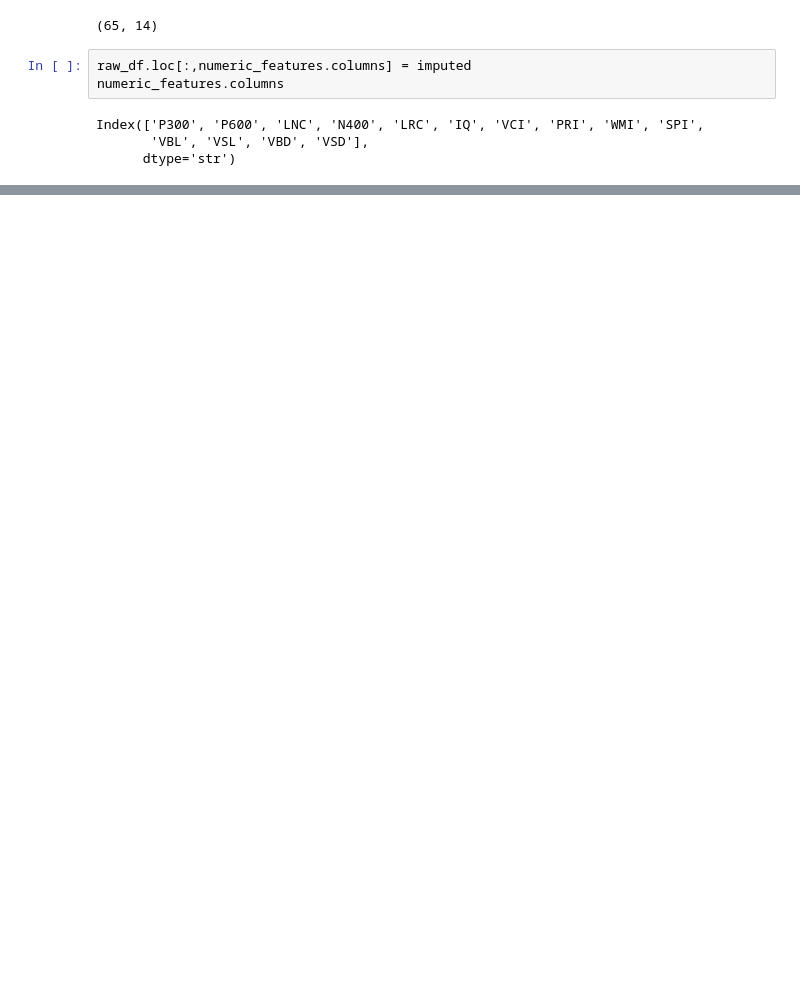
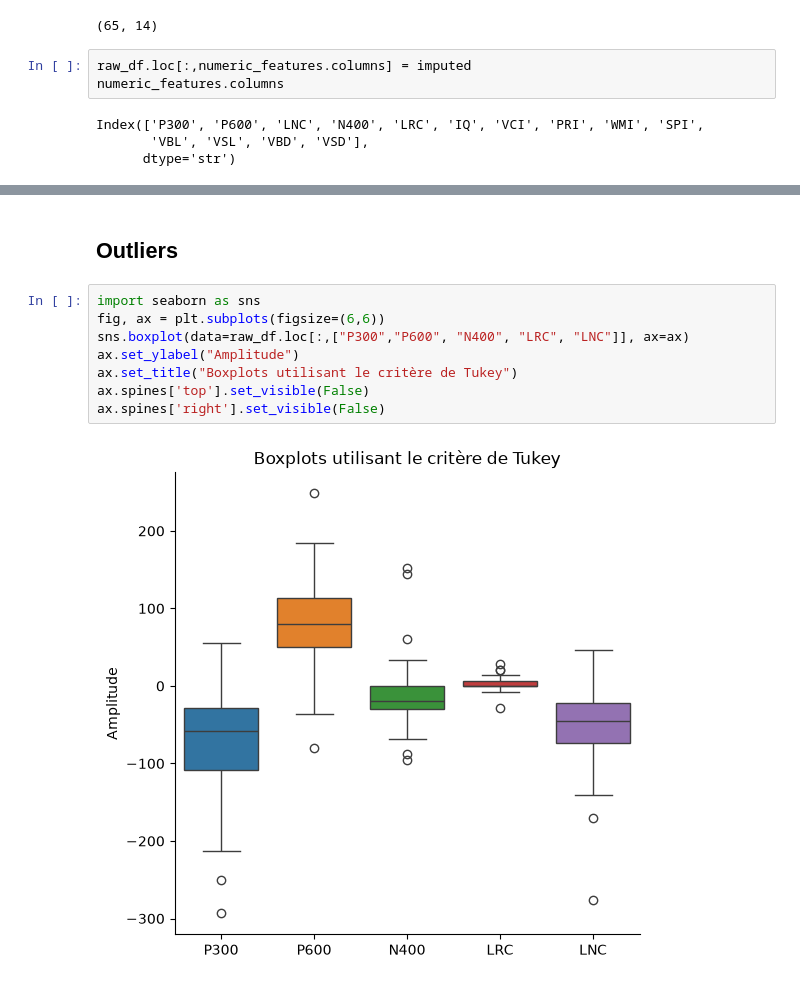
Before and after one commit to Melanie-BarbosaGrange/ProjetNR, a Jupyter notebook: test.ipynb, the cells around one changed output, grey strips where cells are left out. Saved outputs shown, nothing was run; the diff lists cells and outputs as text; blank space fills up the shorter version.

```diff
--- a/test.ipynb
+++ b/test.ipynb
@@ -108,0 +108,12 @@ Available numeric columns: ['P300', 'P600', 'LNC', 'N400', 'LRC', 'IQ', 'VCI', '
+# %% [markdown]
+## Outliers
+# %%
+import seaborn as sns
+fig, ax = plt.subplots(figsize=(6,6))
+sns.boxplot(data=raw_df.loc[:,["P300","P600", "N400", "LRC", "LNC"]], ax=ax)
+ax.set_ylabel("Amplitude")
+ax.set_title("Boxplots utilisant le critère de Tukey")
+ax.spines['top'].set_visible(False)
+ax.spines['right'].set_visible(False)
+# %% [output]
+[figure, added]
```
Also changed, not shown: parts of 7 cells of this notebook.
